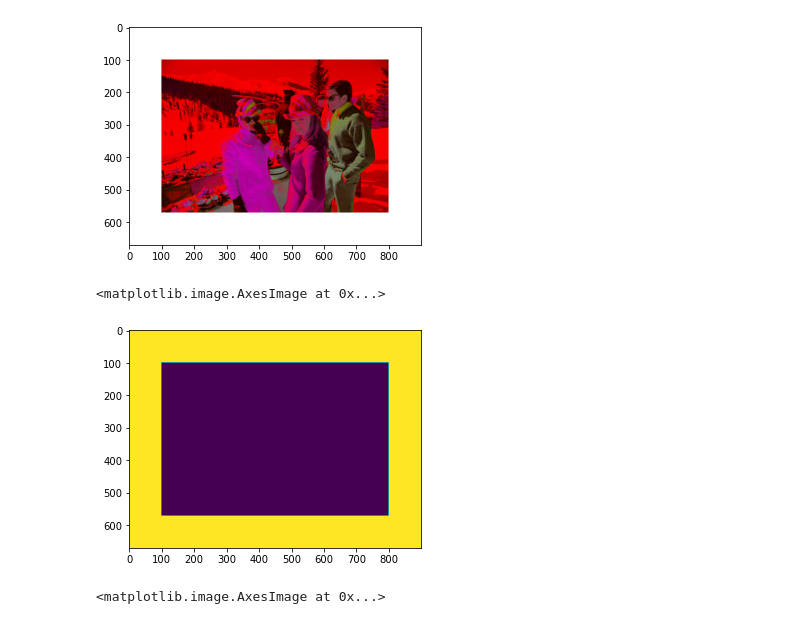
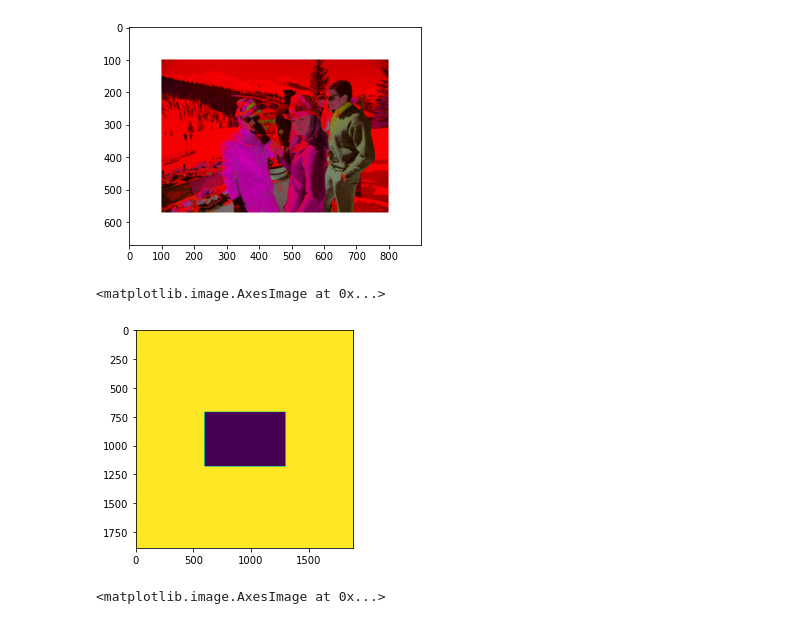
Before and after one commit to rainbowjoy1/MachineLearningClass, a Jupyter notebook: Debugging.ipynb, the cells around one changed output. Saved outputs shown, nothing was run; the diff lists cells and outputs as text; code cells hidden in the pictures.

```diff
--- a/Debugging.ipynb
+++ b/Debugging.ipynb
@@ -367,10 +366,10 @@ Clipping input data to the valid range for imshow with RGB data ([0..1] for floa
 <matplotlib.image.AxesImage at 0x...>
 [figure]
 # %%
-plt.imshow(padded_image2[:,:,0])
+plt.imshow(padded_image[:,:,0])
 # %% [output]
 <matplotlib.image.AxesImage at 0x...>
-[figure, old version]
+[figure, new version]
 # %%
 #try show only a slice of the image
 plt.imshow(padded_image_m[200:500,200:500,0]) #??
```
Also changed, not shown: parts of 23 cells of this notebook, 6 other files.
